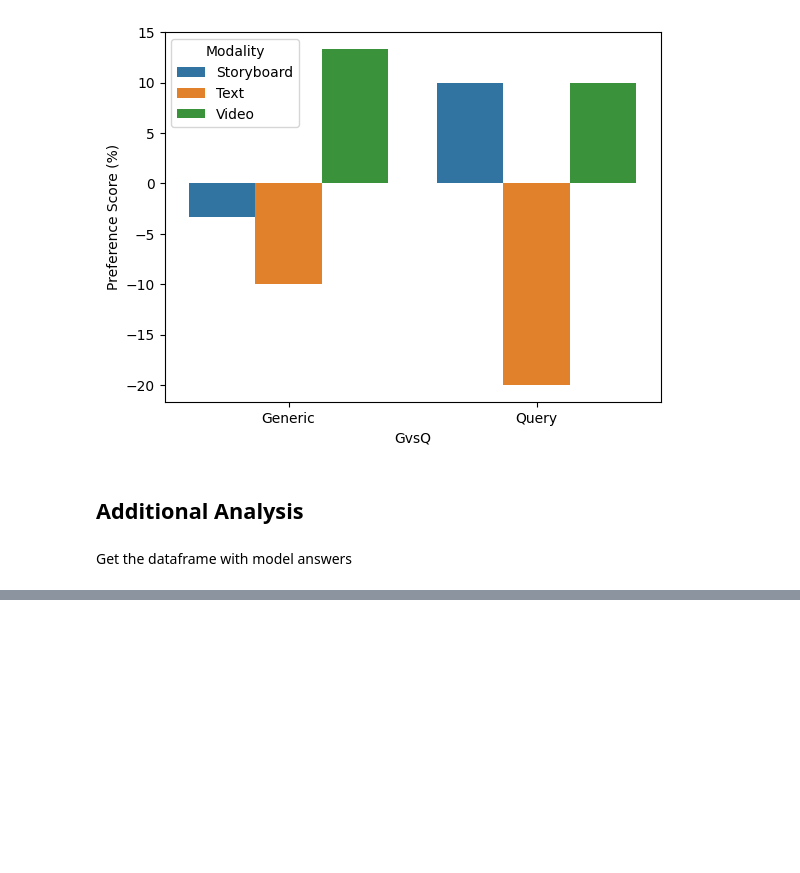
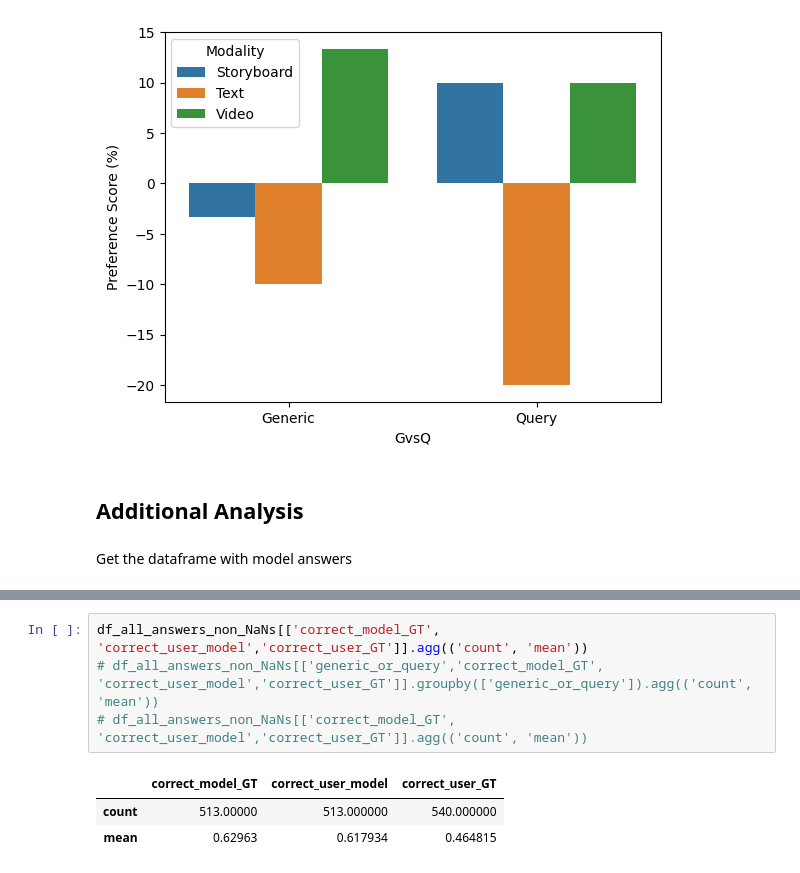
Before and after one commit to kavindie/what-did-the-robot-do-in-my-absence, a Jupyter notebook: analysis.ipynb, the cells around one changed output, grey strips where cells are left out. Cells and saved outputs as stored; diff of their text form; blank space fills up the shorter version.

```diff
--- a/analysis.ipynb
+++ b/analysis.ipynb
@@ -531,0 +483,8 @@ df_all_answers_non_NaNs[['correct_model_GT', 'correct_user_model','correct_user_
+# %%
+df_all_answers_non_NaNs[['correct_model_GT', 'correct_user_model','correct_user_GT']].agg(('count', 'mean'))
+# df_all_answers_non_NaNs[['generic_or_query','correct_model_GT', 'correct_user_model','correct_user_GT']].groupby(['generic_or_query']).agg(('count', 'mean'))
+# df_all_answers_non_NaNs[['correct_model_GT', 'correct_user_model','correct_user_GT']].agg(('count', 'mean'))
+# %% [output]
+|  | correct_model_GT | correct_user_model | correct_user_GT |
+| count | 513.00000 | 513.000000 | 540.000000 |
+| mean | 0.62963 | 0.617934 | 0.464815 |
```
Also changed, not shown: parts of 7 cells of this notebook, 1 other file.
